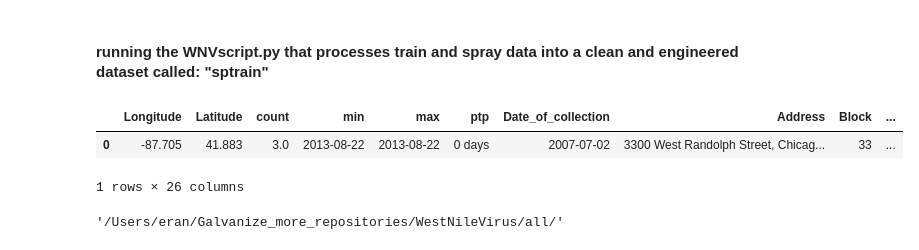
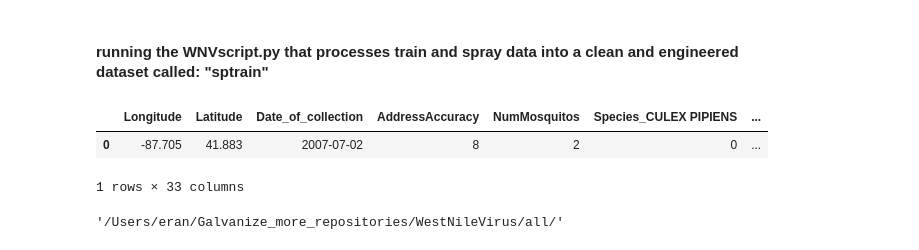
Before and after one commit to Erolino/WestNileVirus_Detection, a Jupyter notebook: WestNileVirus_Detection.ipynb, the cells around one changed output. Drawn from its saved outputs; the diff is of its cells as text; code cells hidden in the pictures.

```diff
--- a/WestNileVirus_Detection.ipynb
+++ b/WestNileVirus_Detection.ipynb
@@ -11,9 +7,9 @@ if 1==0:
 # %%
-sptrain.head(1)
+sptrainW2.head(1)
 # %% [output]
-|  | Longitude | Latitude | count | min | max | ptp | Date_of_collection | Address | Block | ... |
-| 0 | -87.705 | 41.883 | 3.0 | 2013-08-22 | 2013-08-22 | 0 days | 2007-07-02 | 3300 West Randolph Street, Chicag... | 33 | ... |
+|  | Longitude | Latitude | Date_of_collection | AddressAccuracy | NumMosquitos | Species_CULEX PIPIENS | ... |
+| 0 | -87.705 | 41.883 | 2007-07-02 | 8 | 2 | 0 | ... |
-1 rows × 26 columns
+1 rows × 33 columns
 # %%
 import numpy as np
 import pandas as pd
```
Also changed, not shown: parts of 16 cells of this notebook, 1 other file.
